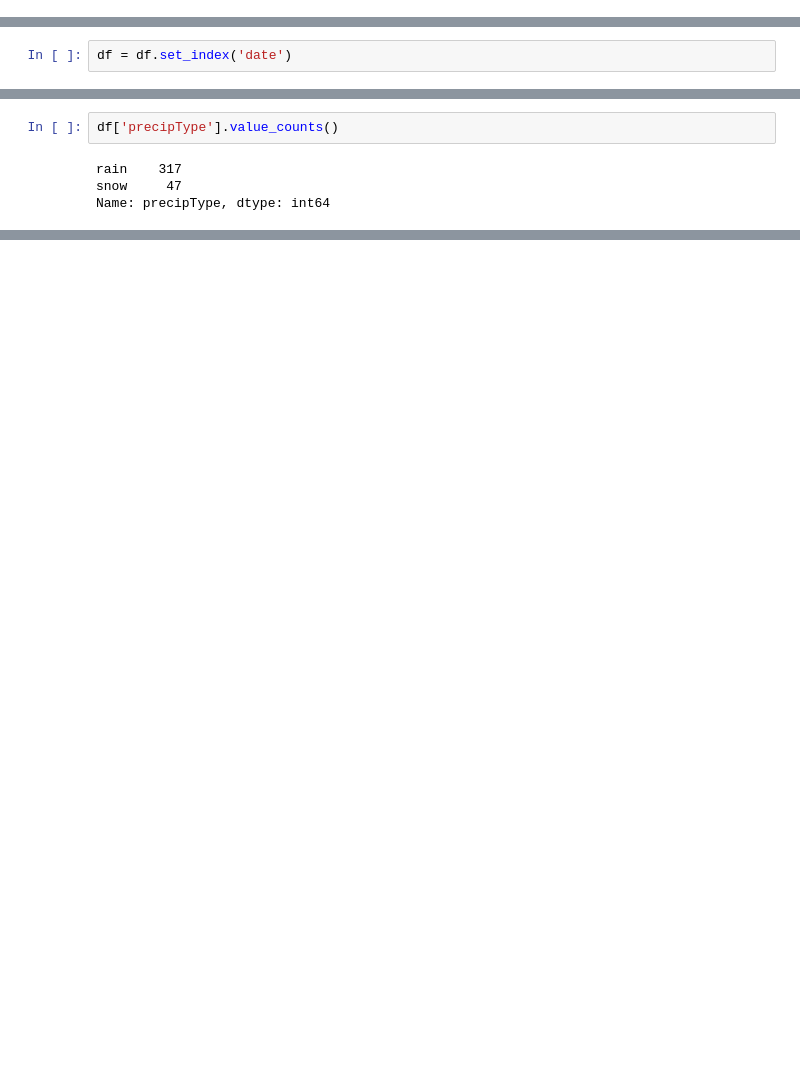
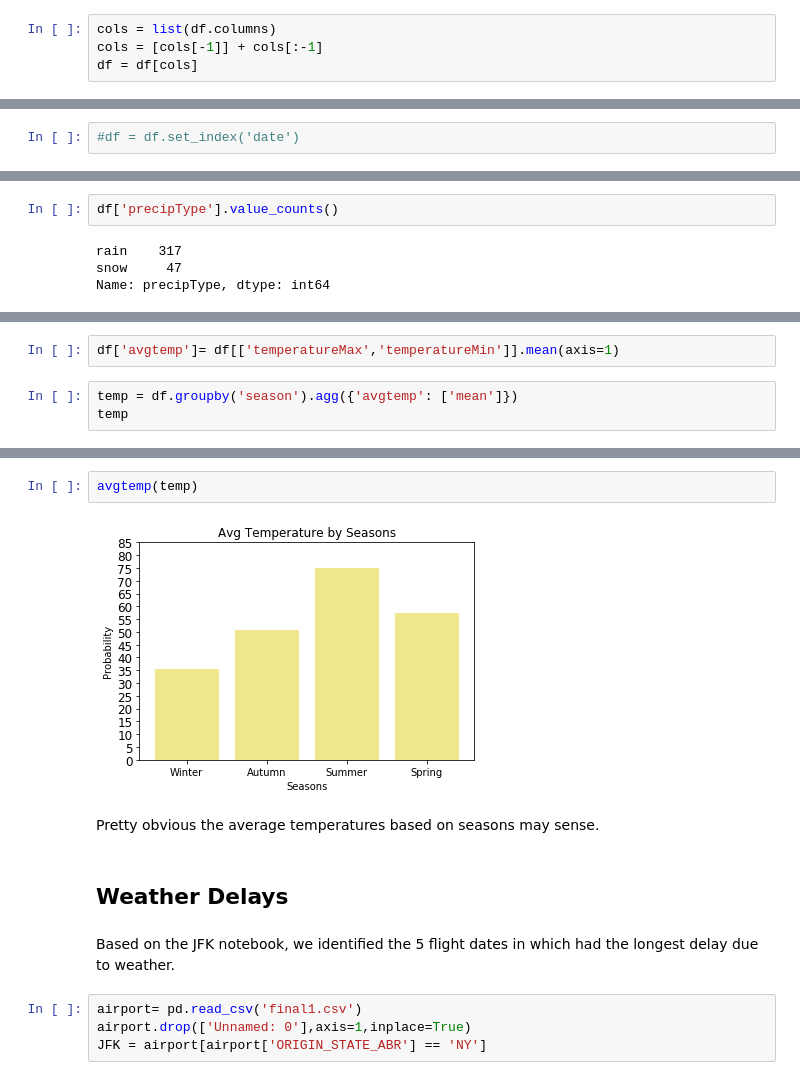
Before and after one commit to emilia329/Fly-High, a Jupyter notebook: JFKweathernotebook.ipynb, the cells around one changed output, grey strips where cells are left out. Drawn from its saved outputs; the diff is of its cells as text; blank space fills up the shorter version.

```diff
--- a/JFKweathernotebook.ipynb
+++ b/JFKweathernotebook.ipynb
@@ -30,0 +21,4 @@ df['season'] = df.date.map(season_of_date)
+# %%
+cols = list(df.columns)
+cols = [cols[-1]] + cols[:-1]
+df = df[cols]
@@ -37,6 +29,6 @@ df['month'] = df['date'].dt.month
 # %%
 df['date'] = pd.to_datetime(df['date'])
 # %%
-df = df.set_index('date')
+#df = df.set_index('date')
 # %%
 df['precipAccumulation'].fillna(0,inplace=True)
@@ -151,0 +89,5 @@ df1 = df1[cols]
+# %%
+df['avgtemp']= df[['temperatureMax','temperatureMin']].mean(axis=1)
+# %%
+temp = df.groupby('season').agg({'avgtemp': ['mean']})
+temp
@@ -151,0 +102,14 @@ df1 = df1[cols]
+# %%
+avgtemp(temp)
+# %% [output]
+[figure, added]
+# %% [markdown]
+Pretty obvious the average temperatures based on seasons may sense.
+# %% [markdown]
+## Weather Delays
+# %% [markdown]
+Based on the JFK notebook, we identified the 5 flight dates in which had the longest delay due to weather.
+# %%
+airport= pd.read_csv('final1.csv')
+airport.drop(['Unnamed: 0'],axis=1,inplace=True)
+JFK = airport[airport['ORIGIN_STATE_ABR'] == 'NY']
```
Also changed, not shown: parts of 58 cells of this notebook.
